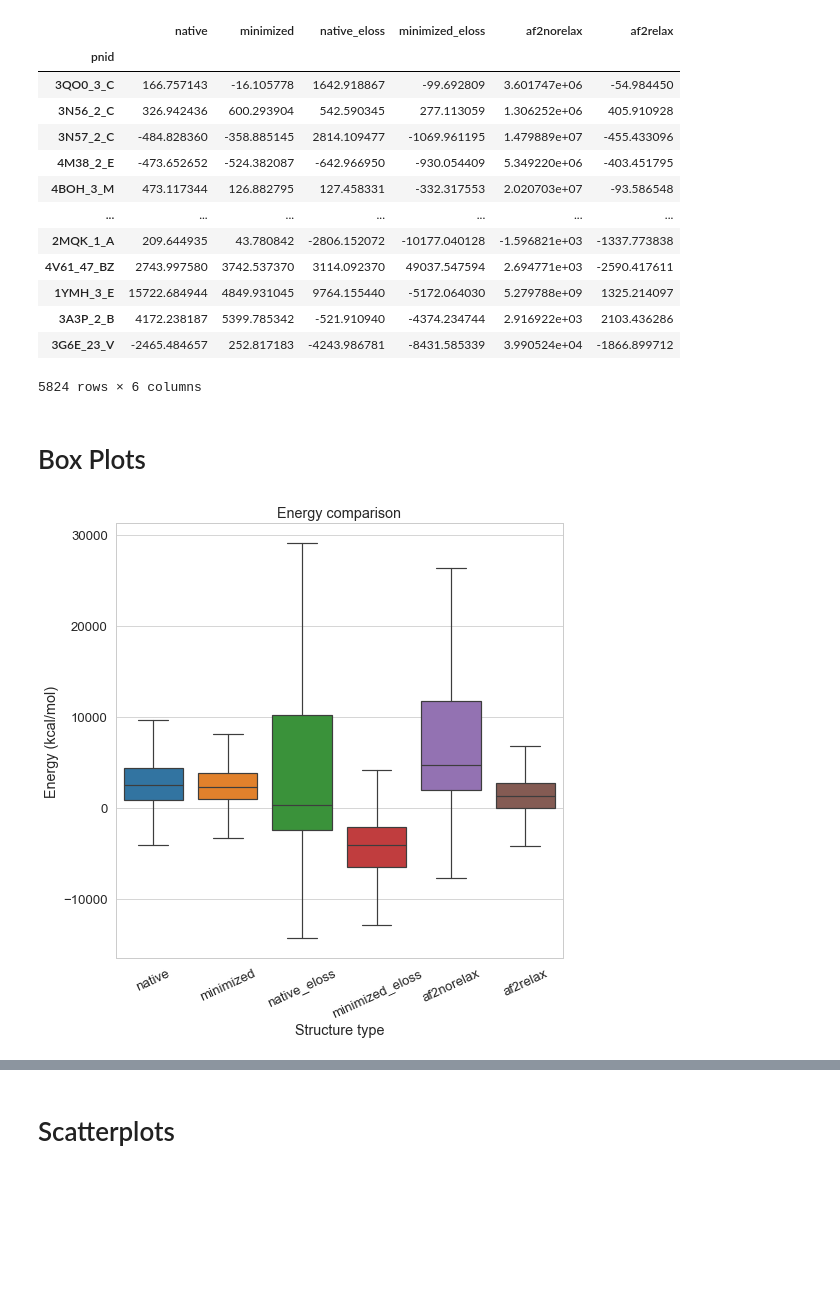
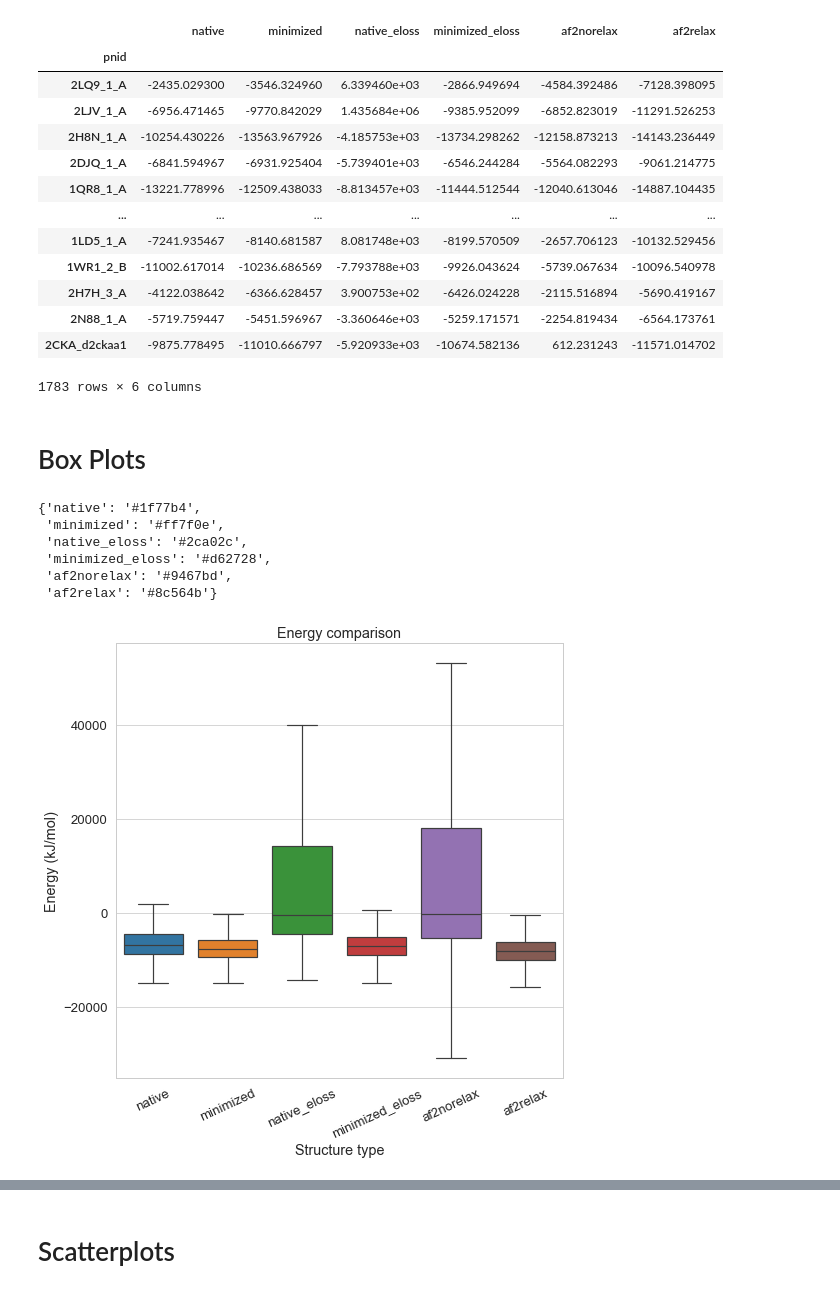
Before and after one commit to jonathanking/sidechainnet, a Jupyter notebook: sidechainnet/research/evaluate_energy/analyze_evaluation.ipynb, the cells around one changed output, grey strips where cells are left out. Cells and saved outputs as stored; diff of their text form; code cells hidden in the pictures; blank space fills up the shorter version.

```diff
--- a/sidechainnet/research/evaluate_energy/analyze_evaluation.ipynb
+++ b/sidechainnet/research/evaluate_energy/analyze_evaluation.ipynb
@@ -6,39 +8,52 @@ import seaborn as sns
 # %%
-RESULTS_FILE = "/home/jok120/sidechainnet/sidechainnet/research/evaluate_energy/result04.csv"
+RESULTS_FILE = "/home/jok120/sidechainnet/sidechainnet/research/evaluate_energy/result07.csv"
 df = pd.read_csv(RESULTS_FILE, index_col=0, header=0, na_values=['None']).dropna()
 df
 # %% [output]
 |  | native | minimized | native_eloss | minimized_eloss | af2norelax | af2relax |
 | pnid |  |  |  |  |  |  |
-| 3QO0_3_C | 166.757143 | -16.105778 | 1642.918867 | -99.692809 | 3.601747e+06 | -54.984450 |
-| 3N56_2_C | 326.942436 | 600.293904 | 542.590345 | 277.113059 | 1.306252e+06 | 405.910928 |
-| 3N57_2_C | -484.828360 | -358.885145 | 2814.109477 | -1069.961195 | 1.479889e+07 | -455.433096 |
-| 4M38_2_E | -473.652652 | -524.382087 | -642.966950 | -930.054409 | 5.349220e+06 | -403.451795 |
-| 4BOH_3_M | 473.117344 | 126.882795 | 127.458331 | -332.317553 | 2.020703e+07 | -93.586548 |
+| 2LQ9_1_A | -2435.029300 | -3546.324960 | 6.339460e+03 | -2866.949694 | -4584.392486 | -7128.398095 |
+| 2LJV_1_A | -6956.471465 | -9770.842029 | 1.435684e+06 | -9385.952099 | -6852.823019 | -11291.526253 |
+| 2H8N_1_A | -10254.430226 | -13563.967926 | -4.185753e+03 | -13734.298262 | -12158.873213 | -14143.236449 |
+| 2DJQ_1_A | -6841.594967 | -6931.925404 | -5.739401e+03 | -6546.244284 | -5564.082293 | -9061.214775 |
+| 1QR8_1_A | -13221.778996 | -12509.438033 | -8.813457e+03 | -11444.512544 | -12040.613046 | -14887.104435 |
 | ... | ... | ... | ... | ... | ... | ... |
-| 2MQK_1_A | 209.644935 | 43.780842 | -2806.152072 | -10177.040128 | -1.596821e+03 | -1337.773838 |
-| 4V61_47_BZ | 2743.997580 | 3742.537370 | 3114.092370 | 49037.547594 | 2.694771e+03 | -2590.417611 |
-| 1YMH_3_E | 15722.684944 | 4849.931045 | 9764.155440 | -5172.064030 | 5.279788e+09 | 1325.214097 |
-| 3A3P_2_B | 4172.238187 | 5399.785342 | -521.910940 | -4374.234744 | 2.916922e+03 | 2103.436286 |
-| 3G6E_23_V | -2465.484657 | 252.817183 | -4243.986781 | -8431.585339 | 3.990524e+04 | -1866.899712 |
+| 1LD5_1_A | -7241.935467 | -8140.681587 | 8.081748e+03 | -8199.570509 | -2657.706123 | -10132.529456 |
+| 1WR1_2_B | -11002.617014 | -10236.686569 | -7.793788e+03 | -9926.043624 | -5739.067634 | -10096.540978 |
+| 2H7H_3_A | -4122.038642 | -6366.628457 | 3.900753e+02 | -6426.024228 | -2115.516894 | -5690.419167 |
+| 2N88_1_A | -5719.759447 | -5451.596967 | -3.360646e+03 | -5259.171571 | -2254.819434 | -6564.173761 |
+| 2CKA_d2ckaa1 | -9875.778495 | -11010.666797 | -5.920933e+03 | -10674.582136 | 612.231243 | -11571.014702 |
-5824 rows × 6 columns
+1783 rows × 6 columns
 # %% [markdown]
 # Box Plots
+# %%
+prop_cycle = plt.rcParams['axes.prop_cycle']
+cycle = plt.rcParams['axes.prop_cycle'].by_key()['color']
+my_palette = {k: cycle[i] for i, k in enumerate(df.columns)}
+my_palette
+# %% [output]
+{'native': '#1f77b4',
+ 'minimized': '#ff7f0e',
+ 'native_eloss': '#2ca02c',
+ 'minimized_eloss': '#d62728',
+ 'af2norelax': '#9467bd',
+ 'af2relax': '#8c564b'}
 # %%
 # Plot the results as a box plot, with the energy value on the y axis and the
 # structure type on the x axis
 sns.set_style("whitegrid")
 sns.set_context("paper", font_scale=1.5)
 fig, ax = plt.subplots(figsize=(8, 8))
-sns.boxplot(data=df[["native", "minimized", "native_eloss", "minimized_eloss", "af2norelax", "af2relax"]], ax=ax, showfliers=False)
-ax.set_ylabel("Energy (kcal/mol)")
+sns.boxplot(data=df[["native", "minimized", "native_eloss", "minimized_eloss", "af2norelax", "af2relax"]],
+    ax=ax, showfliers=False, palette=my_palette)
+ax.set_ylabel("Energy (kJ/mol)")
 ax.set_xlabel("Structure type")
 ax.set_title("Energy comparison")
 # Rotate x labels
 ax.set_xticklabels(ax.get_xticklabels(), rotation=25, horizontalalignment='center')
 plt.show()
 # %% [output]
-[figure, old version]
+[figure, new version]
 # %%
 # Plot the results as a box plot, with the energy value on the y axis and the
 # structure type on the x axis
```
Also changed, not shown: parts of 6 cells of this notebook, 4 other files.
